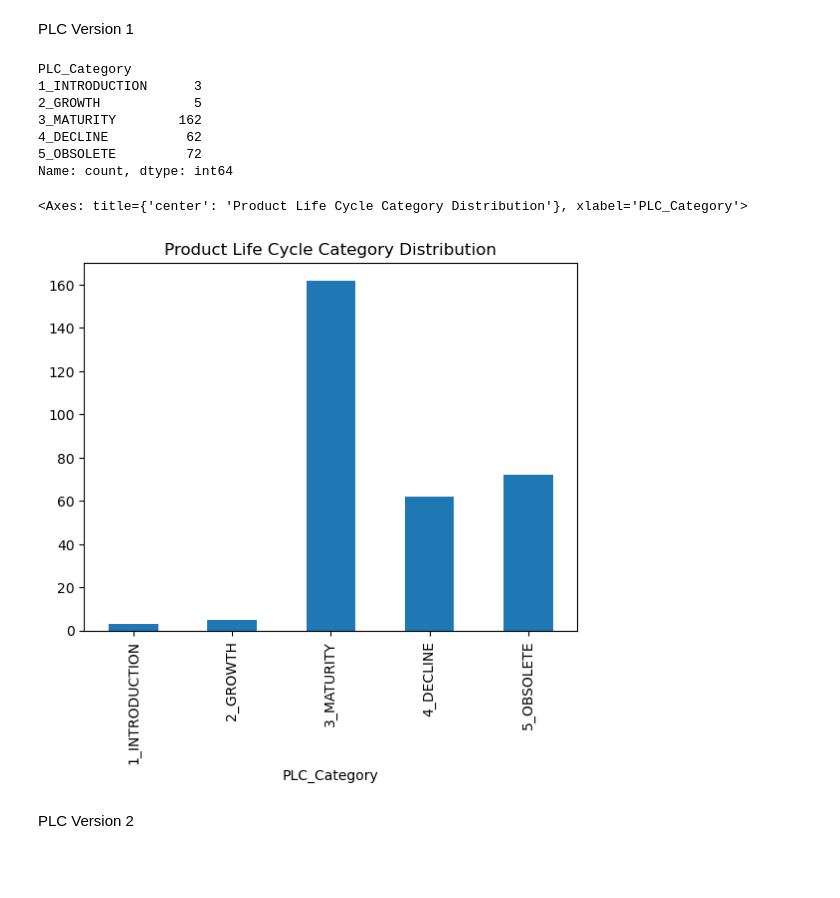
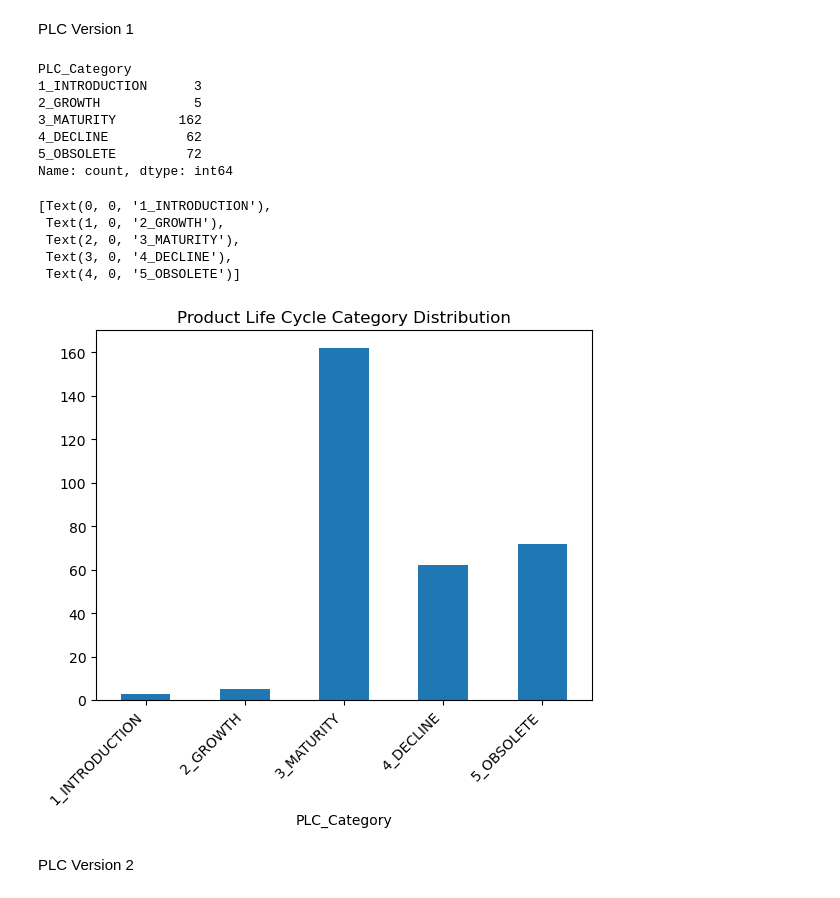
Before and after one commit to puma202581/CAB_Project_05_Superstore, a Jupyter notebook: Superstore_Feature_Eng_order_in_2017.ipynb, the cells around one changed output. Cells and saved outputs as stored; diff of their text form; code cells hidden in the pictures; blank space fills up the shorter version.

```diff
--- a/Superstore_Feature_Eng_order_in_2017.ipynb
+++ b/Superstore_Feature_Eng_order_in_2017.ipynb
@@ -116,0 +127,19 @@ GRAPHICAL ANALYSIS AS PART OF EDA
+# %%
+# Show the average discount by month
+df['month'] = df['ship_date'].dt.month
+avg_discount_by_month = df.groupby('month')['discount'].mean().reset_index()
+avg_discount_by_month.rename(columns={'discount': 'avg_discount'}, inplace=True)
+avg_discount_by_month
+
+# present as histogram
+import matplotlib.pyplot as plt
+
+plt.figure(figsize=(10, 6))
+plt.bar(avg_discount_by_month['month'], avg_discount_by_month['avg_discount'], color='skyblue')
+plt.xlabel('Month', fontsize=12)
+plt.ylabel('Average Discount', fontsize=12)
+plt.title('Average Discount by Month', fontsize=14)
+plt.xticks(avg_discount_by_month['month'])
+plt.grid(axis='y', linestyle='--', alpha=0.7)
+plt.tight_layout()
+plt.show()
@@ -1530,37 +1618,45 @@ def assign_plc_category(row, today, df):
             return '3_MATURITY'
 
     # Default to 'DECLINE' if no other condition is met
     return '4_DECLINE'
 
 
 
 # Apply the function to assign PLC_Category
 df_product['PLC_Category'] = df_product.apply(assign_plc_category, axis=1, today=today, df=df)
 
 # Limit output in df_product to technology products
 df_product_technology = df_product[df_product['category'] == 'Technology']
 
 
 # Print summary of PLC_Category
 print(df_product_technology['PLC_Category'].value_counts().sort_index())
 
 
-# Create bar chart for PLC_Category
-df_product_technology['PLC_Category'].value_counts().sort_index().plot(kind='bar', title='Product Life Cycle Category Distribution')
+# Create bar chart for PLC_Category with customizable x-axis label rotation and alignment
+ax = df_product_technology['PLC_Category'].value_counts().sort_index().plot(
+    kind='bar',
+    title='Product Life Cycle Category Distribution'
+)
+ax.set_xticklabels(ax.get_xticklabels(), rotation=45, ha='right')
 
 
 # Validation in Excel
 # Method above correctly assigned PLC_Category
 # %% [output]
 PLC_Category
 1_INTRODUCTION      3
 2_GROWTH            5
 3_MATURITY        162
 4_DECLINE          62
 5_OBSOLETE         72
 Name: count, dtype: int64
-<Axes: title={'center': 'Product Life Cycle Category Distribution'}, xlabel='PLC_Category'>
+[Text(0, 0, '1_INTRODUCTION'),
+ Text(1, 0, '2_GROWTH'),
+ Text(2, 0, '3_MATURITY'),
+ Text(3, 0, '4_DECLINE'),
+ Text(4, 0, '5_OBSOLETE')]
-[figure, old version]
+[figure, new version]
 # %% [markdown]
 PLC Version 2
 # %%
```
Also changed, not shown: parts of 8 cells of this notebook.
